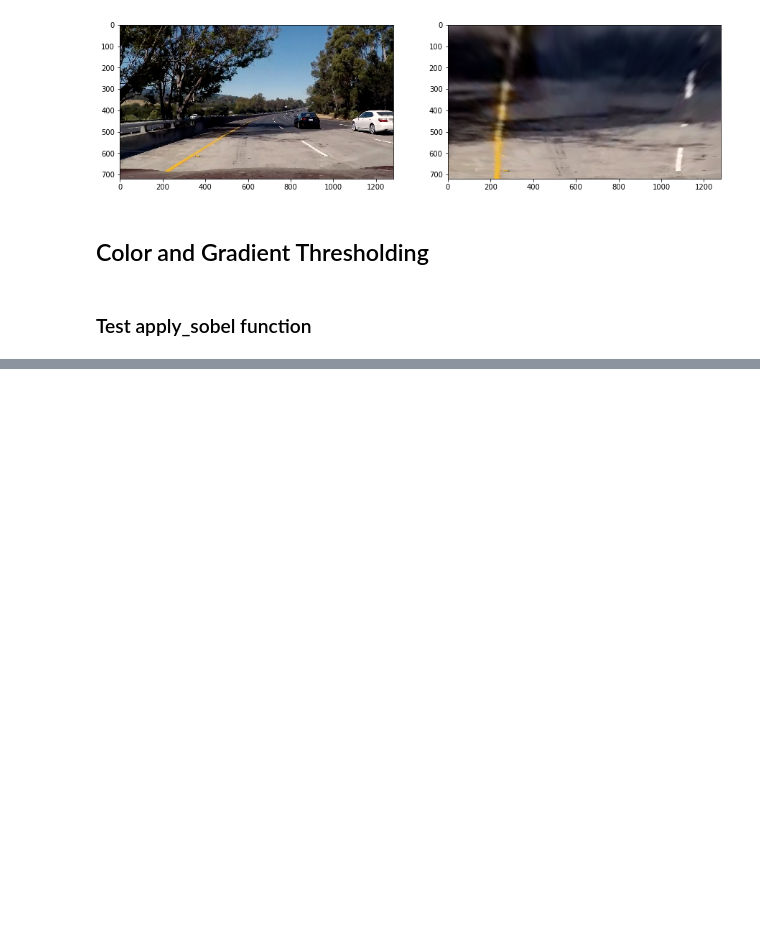
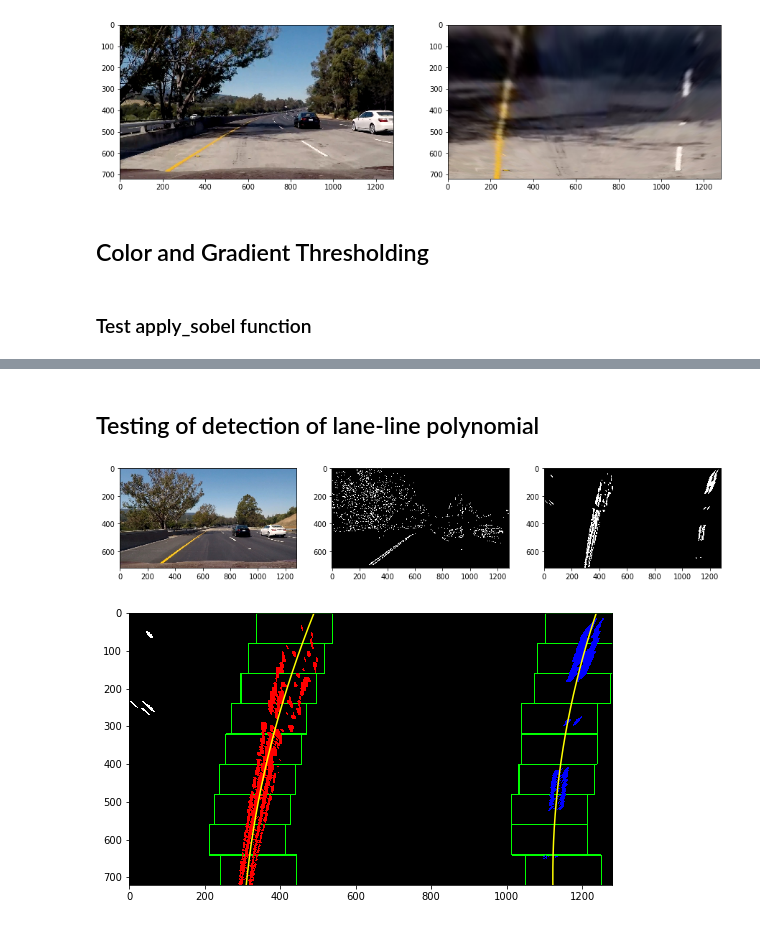
Before and after one commit to rekon/CarND-Finding_Lane_Lines_advanced, a Jupyter notebook: code1.ipynb, the cells around one changed output, grey strips where cells are left out. Cells and saved outputs as stored; diff of their text form; code cells hidden in the pictures; blank space fills up the shorter version.

Commit message:
Added left & right lane fitting polynomial code

```diff
--- a/code1.ipynb
+++ b/code1.ipynb
@@ -221,0 +219,34 @@ preprocessed_image = preprocess_image( image )
+# %%
+import numpy as np
+import cv2
+import matplotlib.pyplot as plt
+
+def get_histogram_peaks( warped_image ):
+    #taking histogram for the bottom half of the image
+    histogram = np.sum( warped_image[ warped_image.shape[0]//2:,:], axis=0)
+    #finding the left & right peaks as these will be starting points
+
+    mid = np.int(histogram.shape[0]/2)
+    leftx_base = np.argmax(histogram[:mid])
+    rightx_base = np.argmax(histogram[mid:]) + mid
+
+    return leftx_base, rightx_base
+# %%
+#visualize the result
+def plot_lane_lines( warped_image, output_image, nonzerox, nonzeroy, left_fit, left_lane_indices, right_fit, right_lane_indices):
+    ploty = np.linspace(0, warped_image.shape[0]-1, warped_image.shape[0] )
+    left_fitx = left_fit[0]*ploty**2 + left_fit[1]*ploty + left_fit[2]
+    right_fitx = right_fit[0]*ploty**2 + right_fit[1]*ploty + right_fit[2]
+
+    #plotting left lane in red
+    output_image[nonzeroy[left_lane_indices], nonzerox[left_lane_indices]] = [255, 0, 0]
+    #plotting right lane in blue
+    output_image[nonzeroy[right_lane_indices], nonzerox[right_lane_indices]] = [0, 0, 255]
+    plt.figure(figsize=(15,5))
+    plt.imshow(output_image)
+
+    #plotting left & right polynomial curve in yellow
+    plt.plot(left_fitx, ploty, color='yellow')
+    plt.plot(right_fitx, ploty, color='yellow')
+    plt.xlim(0, 1280)
+    plt.ylim(720, 0)
@@ -221,0 +326,14 @@ preprocessed_image = preprocess_image( image )
+# %% [markdown]
+## Testing of detection of lane-line polynomial
+# %%
+import cv2
+def test_lane_line_polynomial( image ):
+    left_x_base,right_x_base = get_histogram_peaks( image )
+    left_fit, left_lane_indices, right_fit, right_lane_indices = lane_polynomials( image, left_x_base, right_x_base )
+
+image = cv2.imread('./test_images/test6.jpg')
+preprocessed_image = preprocess_image( image )
+test_lane_line_polynomial(preprocessed_image)
+# %% [output]
+[figure, added]
+[figure, added]
```
Also changed, not shown: parts of 7 cells of this notebook.
